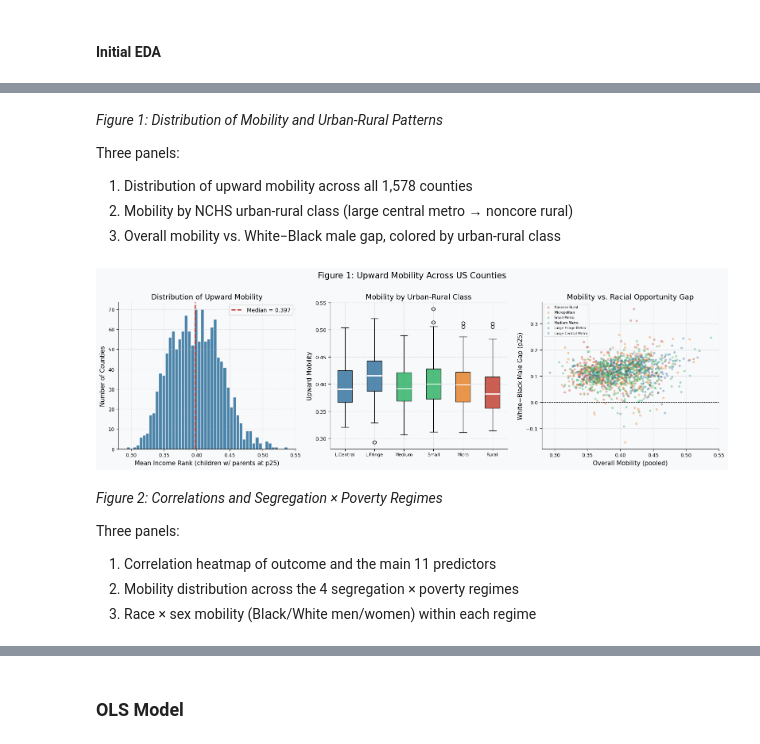
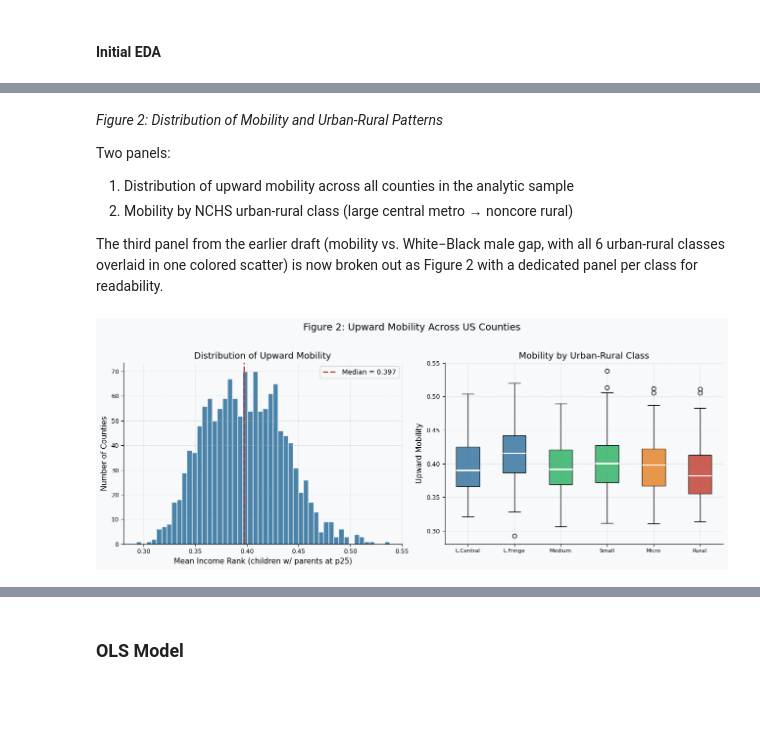
Before and after one commit to V-1414/Econ_148_Project3, a Jupyter notebook: Analysis/draft2.ipynb, the cells around one changed output, grey strips where cells are left out. Cells and saved outputs as stored; diff of their text form; code cells hidden in the pictures; blank space fills up the shorter version.

```diff
--- a/Analysis/draft2.ipynb
+++ b/Analysis/draft2.ipynb
@@ -362,62 +404,42 @@ Analytic sample: 1382 counties (dropped 1837 for missing)
 # %% [markdown]
-_Figure 1: Distribution of Mobility and Urban-Rural Patterns_
+_Figure 2: Distribution of Mobility and Urban-Rural Patterns_
 
-Three panels:
-1. Distribution of upward mobility across all 1,578 counties
+Two panels:
+1. Distribution of upward mobility across all counties in the analytic sample
 2. Mobility by NCHS urban-rural class (large central metro → noncore rural)
-3. Overall mobility vs. White−Black male gap, colored by urban-rural class
+
+The third panel from the earlier draft (mobility vs. White−Black male gap, with all 6 urban-rural classes overlaid in one colored scatter) is now broken out as Figure 2 with a dedicated panel per class for readability.
 # %%
 %matplotlib inline
 
-fig, axes = plt.subplots(1, 3, figsize=(16, 5))
-fig.suptitle("Figure 1: Upward Mobility Across US Counties", fontsize=15, y=1.01)
+fig, axes = plt.subplots(1, 2, figsize=(13, 5))
+fig.suptitle("Figure 2: Upward Mobility Across US Counties", fontsize=14, y=1.02)
 
-# Panel 1: histogram
+# Panel 1: mobility histogram
 ax = axes[0]
 ax.hist(analytic["mobility"], bins=50, color=BLUE, edgecolor="white", alpha=0.85)
 ax.axvline(analytic["mobility"].median(), color=RED, lw=2, ls="--",
            label=f'Median = {analytic["mobility"].median():.3f}')
 ax.set_xlabel("Mean Income Rank (children w/ parents at p25)")
 ax.set_ylabel("Number of Counties")
 ax.set_title("Distribution of Upward Mobility")
 ax.legend()
 
-# Panel 2: boxplot by urban-rural class
+# Panel 2: mobility by urban-rural class
 ax = axes[1]
 ur_order = ["Large Central Metro", "Large Fringe Metro", "Medium Metro",
-              "Small Metro", "Micropolitan", "Noncore Rural"]
+            "Small Metro", "Micropolitan", "Noncore Rural"]
 colors_ur = [BLUE, BLUE, GREEN, GREEN, ORANGE, RED]
-data_ur = [analytic.loc[analytic["urban_rural_label"] == u, "mobility"].dropna()
-              for u in ur_order]
+data_ur = [analytic.loc[analytic["urban_rural_label"] == u, "mobility"].dropna() for u in ur_order]
 bp = ax.boxplot(data_ur, patch_artist=True, notch=False,
                 medianprops=dict(color="white", lw=2))
 for patch, c in zip(bp["boxes"], colors_ur):
     patch.set_facecolor(c); patch.set_alpha(0.8)
 ax.set_xticks(range(1, 7))
-ax.set_xticklabels(["L.Central", "L.Fringe", "Medium", "Small", "Micro", "Rural"],
-                   fontsize=8)
+ax.set_xticklabels(["L.Central", "L.Fringe", "Medium", "Small", "Micro", "Rural"], fontsize=8)
 ax.set_ylabel("Upward Mobility")
 ax.set_title("Mobility by Urban-Rural Class")
 
-# Panel 3: mobility vs racial gap
-ax = axes[2]
-for ur, color in zip(ur_order[::-1], [RED, ORANGE, GREEN, GREEN, BLUE, BLUE]):
-    sub = analytic[analytic["urban_rural_label"] == ur]
-    ax.scatter(sub["mobility"], sub["racial_gap_wb"],
-               alpha=0.3, s=10, color=color, label=ur)
-ax.axhline(0, color="black", lw=0.8, ls="--")
-ax.set_xlabel("Overall Mobility (pooled)")
-ax.set_ylabel("White−Black Male Gap (p25)")
-ax.set_title("Mobility vs. Racial Opportunity Gap")
-ax.legend(fontsize=6, loc="upper left", framealpha=0.5)
-
 plt.tight_layout()
 # %% [output]
-[figure, old version]
+[figure, new version]
-# %% [markdown]
-_Figure 2: Correlations and Segregation × Poverty Regimes_
-
-Three panels:
-1. Correlation heatmap of outcome and the main 11 predictors
-2. Mobility distribution across the 4 segregation × poverty regimes
-3. Race × sex mobility (Black/White men/women) within each regime
```
Also changed, not shown: parts of 48 cells of this notebook.
